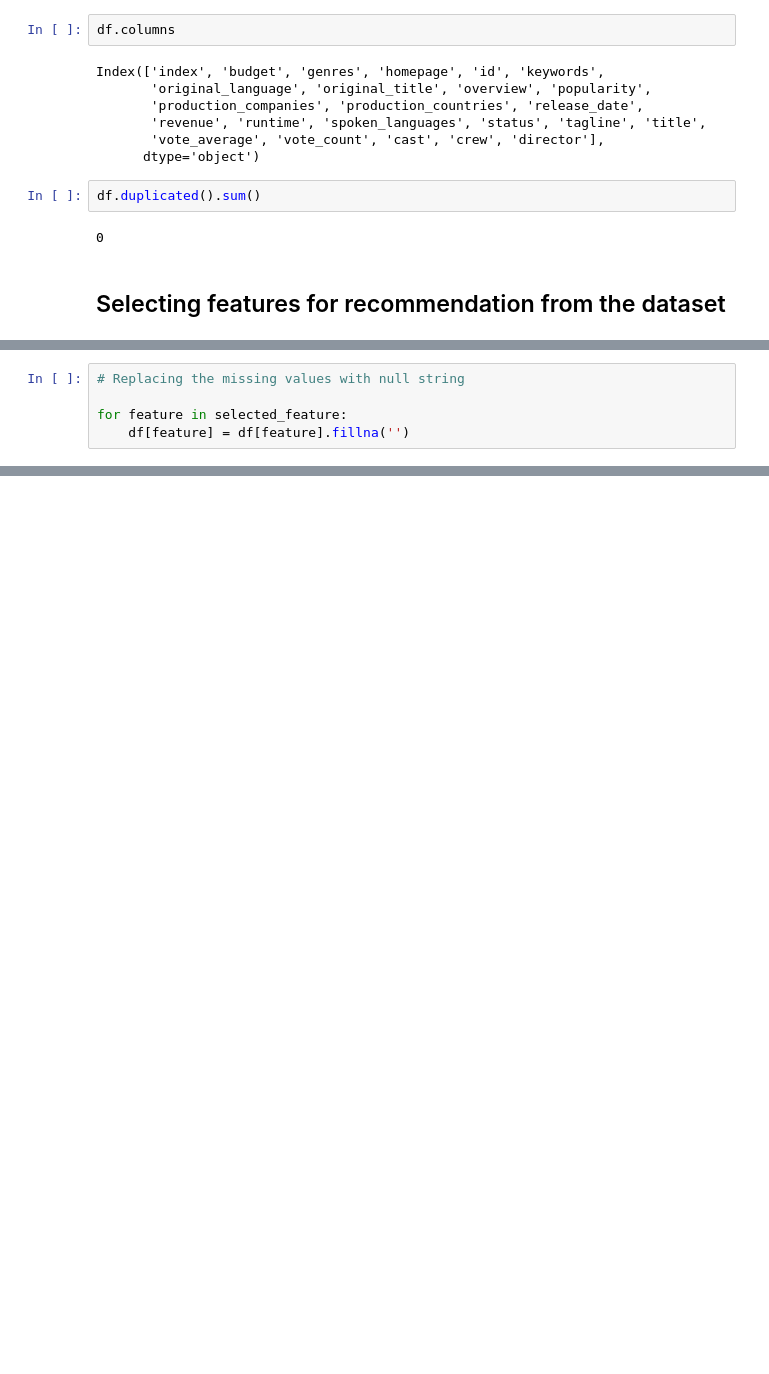
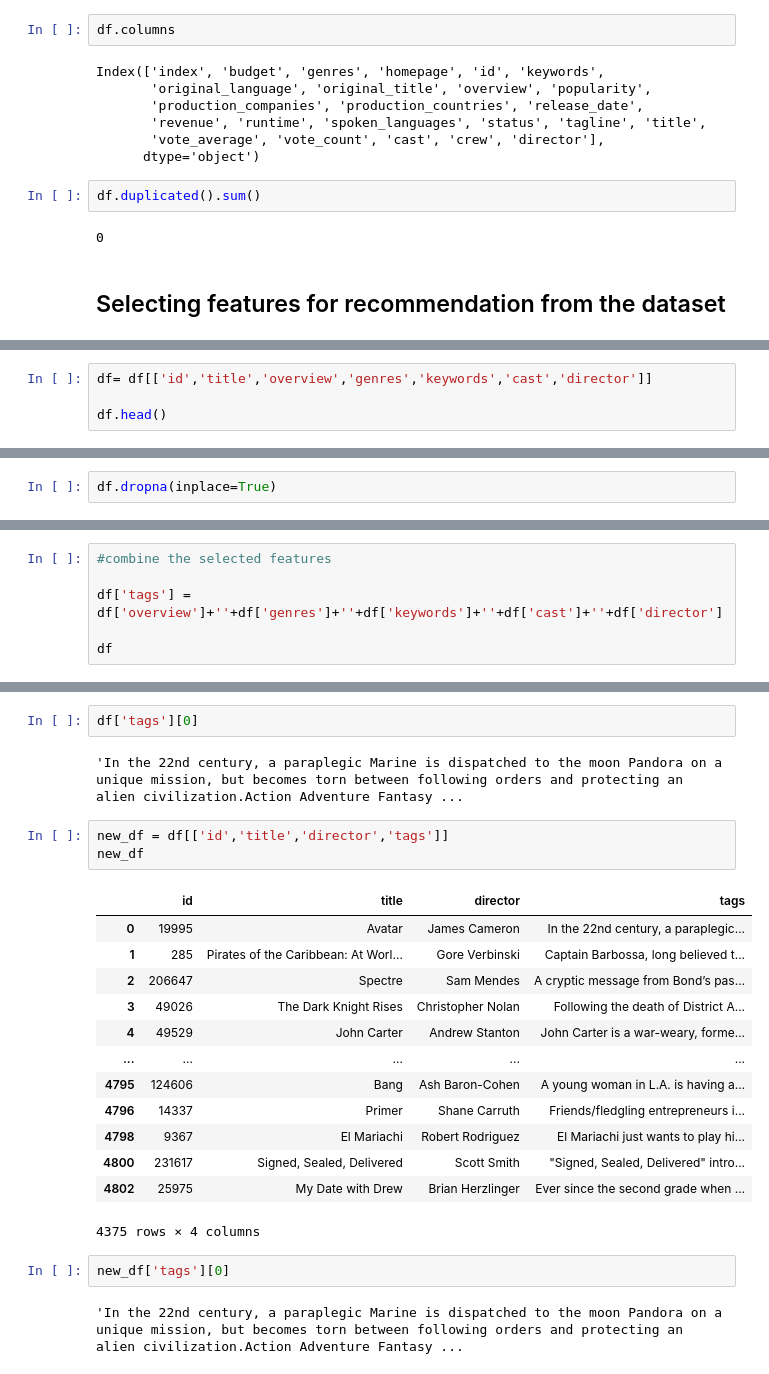
Before and after one commit to Mousumi-Deb/ML-Projects, a Jupyter notebook: Movie-recomendation-system/recommendation.ipynb, the cells around one changed output, grey strips where cells are left out. Saved outputs shown, nothing was run; the diff lists cells and outputs as text; blank space fills up the shorter version.

```diff
--- a/Movie-recomendation-system/recommendation.ipynb
+++ b/Movie-recomendation-system/recommendation.ipynb
@@ -105,5 +99,0 @@ print(selected_feature)
-# %%
-# Replacing the missing values with null string
-
-for feature in selected_feature:
-    df[feature] = df[feature].fillna('')
@@ -310,0 +100,4 @@ Movies suggested for you :
+# %%
+df= df[['id','title','overview','genres','keywords','cast','director']]
+
+df.head()
@@ -310,0 +122,2 @@ Movies suggested for you :
+# %%
+df.dropna(inplace=True)
@@ -310,0 +128,6 @@ Movies suggested for you :
+# %%
+#combine the selected features
+
+df['tags'] = df['overview']+''+df['genres']+''+df['keywords']+''+df['cast']+''+df['director']
+
+df
@@ -310,0 +148,25 @@ Movies suggested for you :
+# %%
+df['tags'][0]
+# %% [output]
+'In the 22nd century, a paraplegic Marine is dispatched to the moon Pandora on a unique mission, but becomes torn between following orders and protecting an alien civilization.Action Adventure Fantasy ...
+# %%
+new_df = df[['id','title','director','tags']]
+new_df
+# %% [output]
+|  | id | title | director | tags |
+| 0 | 19995 | Avatar | James Cameron | In the 22nd century, a paraplegic... |
+| 1 | 285 | Pirates of the Caribbean: At Worl... | Gore Verbinski | Captain Barbossa, long believed t... |
+| 2 | 206647 | Spectre | Sam Mendes | A cryptic message from Bond’s pas... |
+| 3 | 49026 | The Dark Knight Rises | Christopher Nolan | Following the death of District A... |
+| 4 | 49529 | John Carter | Andrew Stanton | John Carter is a war-weary, forme... |
+| ... | ... | ... | ... | ... |
+| 4795 | 124606 | Bang | Ash Baron-Cohen | A young woman in L.A. is having a... |
+| 4796 | 14337 | Primer | Shane Carruth | Friends/fledgling entrepreneurs i... |
+| 4798 | 9367 | El Mariachi | Robert Rodriguez | El Mariachi just wants to play hi... |
+| 4800 | 231617 | Signed, Sealed, Delivered | Scott Smith | "Signed, Sealed, Delivered" intro... |
+| 4802 | 25975 | My Date with Drew | Brian Herzlinger | Ever since the second grade when ... |
+4375 rows × 4 columns
+# %%
+new_df['tags'][0]
+# %% [output]
+'In the 22nd century, a paraplegic Marine is dispatched to the moon Pandora on a unique mission, but becomes torn between following orders and protecting an alien civilization.Action Adventure Fantasy ...
```
Also changed, not shown: parts of 38 cells of this notebook.
